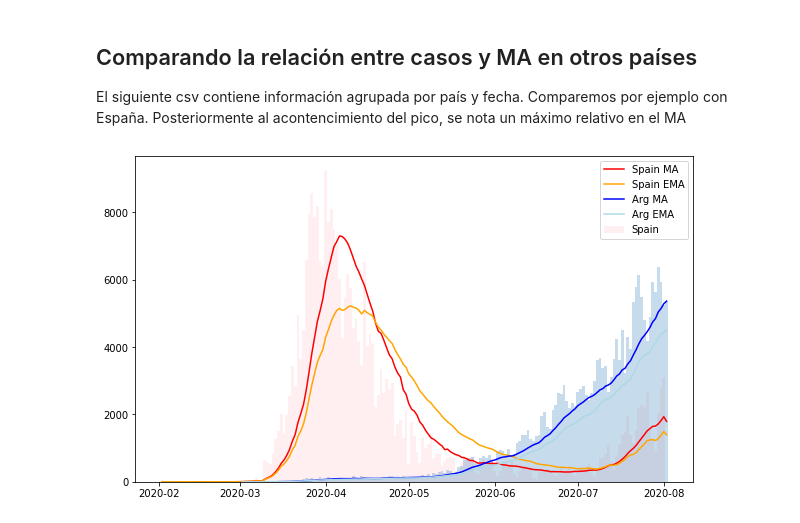
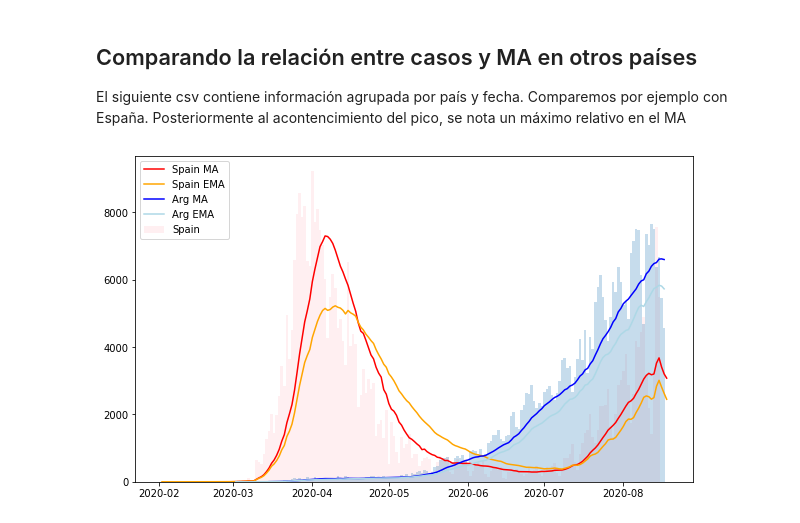
Before and after one commit to chingologram/jupyter-notebooks, a Jupyter notebook: covid-ar.ipynb, the cells around one changed output. Cells and saved outputs as stored; diff of their text form; code cells hidden in the pictures.

```diff
--- a/covid-ar.ipynb
+++ b/covid-ar.ipynb
@@ -101,21 +85,25 @@ plt.legend();
 El siguiente csv contiene información agrupada por país y fecha. Comparemos por ejemplo con España.
 Posteriormente al acontencimiento del pico, se nota un máximo relativo en el MA
 # %%
-ax = plt.subplot('111')
-dfMundo = pd.read_csv('https://docs.google.com/spreadsheets/d/e/2PACX-1vSe-8lf6l_ShJHvd126J-jGti992SUbNLu-kmJfx1IRkvma_r4DHi0bwEW89opArs8ZkSY5G2-Bc1yT/pub?gid=0&single=true&output=csv')
-dfMundo['fecha'] = pd.to_datetime(dfMundo.date_epicrv, infer_datetime_format=True)
+def compararArgentinaA(countryName):
 
-spain = dfMundo[dfMundo.ADM0_NAME == 'Spain'].resample('D', on='fecha').NewCase.mean()
-spainMA = spain.rolling(14).mean()
-spainEMA = spain.ewm(14).mean()
-plt.bar(spain.index, spain, color='pink', width=1, alpha=.25, label='Spain');
-plt.plot(spainMA.index, spainMA, color='red', label='Spain MA');
-plt.plot(spainEMA.index, spainEMA, color='orange', label='Spain EMA');
-plt.bar(porDia.index, porDia.nue_casosconf_diff, width=1, alpha=.25);
-plt.plot(porDia.index, ma14.mean(), color='blue', label='Arg MA');
-plt.plot(porDia.index, ema14.mean(), color='lightblue', label='Arg EMA');
+  ax = plt.subplot('111')
+  dfMundo = pd.read_csv('https://covid19.who.int/WHO-COVID-19-global-data.csv')
+  dfMundo['fecha'] = pd.to_datetime(dfMundo.Date_reported, infer_datetime_format=True)
+
+  spain = dfMundo[dfMundo[' Country'] == countryName].resample('D', on='fecha')[' New_cases'].mean()
+  spainMA = spain.rolling(14).mean()
+  spainEMA = spain.ewm(14).mean()
+  plt.bar(spain.index, spain, color='pink', width=1, alpha=.25, label=countryName);
+  plt.plot(spainMA.index, spainMA, color='red', label=countryName + ' MA');
+  plt.plot(spainEMA.index, spainEMA, color='orange', label=countryName +' EMA');
+  plt.bar(porDia.index, porDia.nue_casosconf_diff, width=1, alpha=.25);
+  plt.plot(porDia.index, ma14.mean(), color='blue', label='Arg MA');
+  plt.plot(porDia.index, ema14.mean(), color='lightblue', label='Arg EMA');
 
 
-plt.legend();
+  plt.legend();
+
+compararArgentinaA('Spain')
 # %% [output]
-[figure, old version]
+[figure, new version]
```
Also changed, not shown: parts of 10 cells of this notebook.
